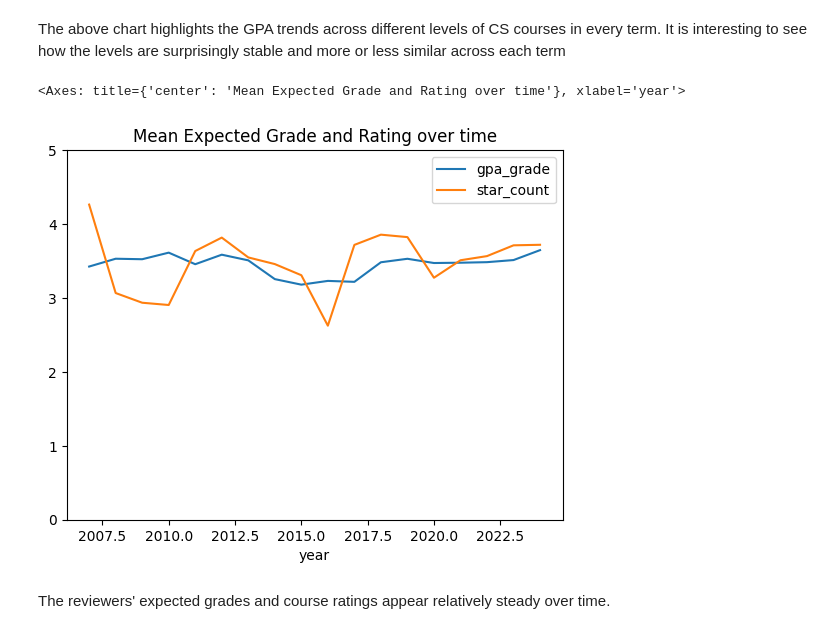
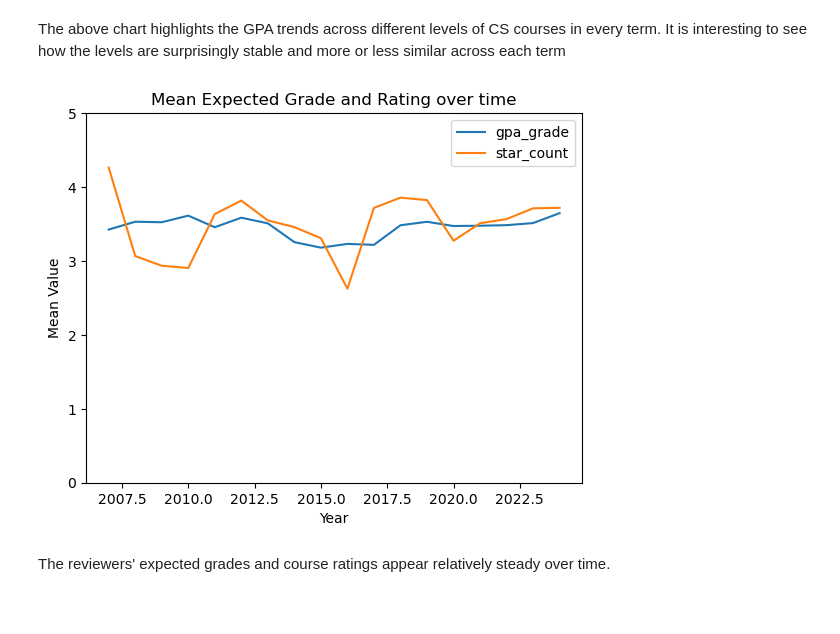
Before and after one commit to ShreenidhiAyinala/Planetterp-Course-Review-Data-Exploration-NLP-Methods, a Jupyter notebook: CMSC320_Final_Project_Checkpoint3(Everything Done from Vasu Side).ipynb, the cells around one changed output. Saved outputs shown, nothing was run; the diff lists cells and outputs as text; code cells hidden in the pictures; blank space fills up the shorter version.

```diff
--- a/CMSC320_Final_Project_Checkpoint3(Everything Done from Vasu Side).ipynb
+++ b/CMSC320_Final_Project_Checkpoint3(Everything Done from Vasu Side).ipynb
@@ -425,10 +485,12 @@ plt.show()
 # %% [markdown]
 The above chart highlights the GPA trends across different levels of CS courses in every term. It is interesting to see how the levels are surprisingly stable and more or less similar across each term
 # %%
-df_cmsc.groupby('year')[['gpa_grade','star_count']].mean().plot( title="Mean Expected Grade and Rating over time", ylim=[0,5])
+df_cmsc.groupby('year')[['gpa_grade','star_count']].mean().plot(title="Mean Expected Grade and Rating over time", ylim=[0,5])
+plt.xlabel('Year')
+plt.ylabel('Mean Value')
+plt.show()
 # %% [output]
-<Axes: title={'center': 'Mean Expected Grade and Rating over time'}, xlabel='year'>
-[figure, old version]
+[figure, new version]
 # %% [markdown]
 The reviewers' expected grades and course ratings appear relatively steady over time.
 # %% [markdown]
```
Also changed, not shown: parts of 52 cells of this notebook.
